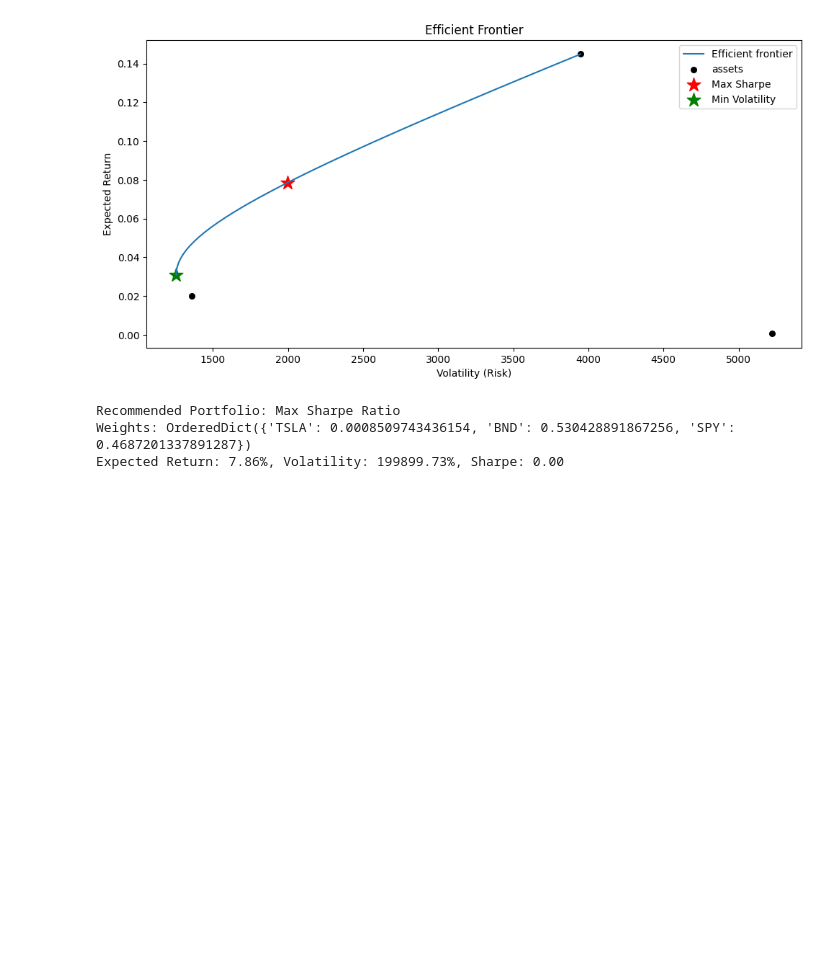
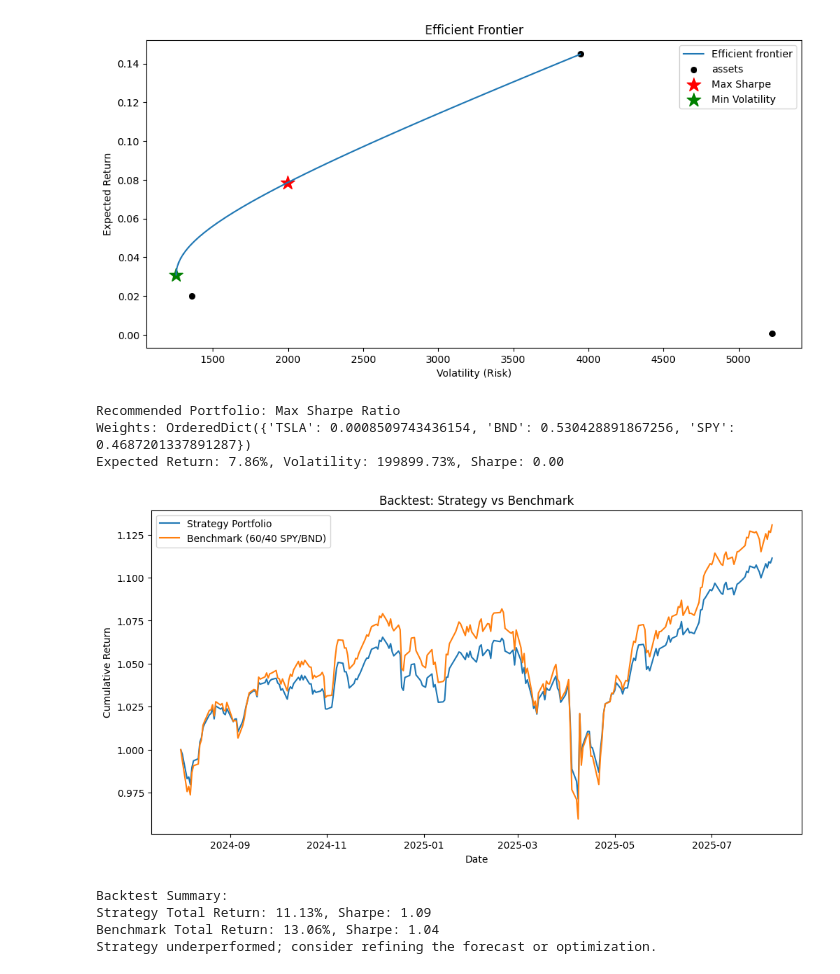
Before and after one commit to minte-atnafu/Time-Series-Forecasting-for-Portfolio-Management-Optimization, a Jupyter notebook: notebook/Preprocess_and_Explore_the_Data.ipynb, the cells around one changed output. Cells and saved outputs as stored; diff of their text form; code cells hidden in the pictures; blank space fills up the shorter version.

Commit message:
task-5

```diff
--- a/notebook/Preprocess_and_Explore_the_Data.ipynb
+++ b/notebook/Preprocess_and_Explore_the_Data.ipynb
@@ -256,3 +256,51 @@ Sharpe Ratio: 0.00
 Recommended Portfolio: Max Sharpe Ratio
 Weights: OrderedDict({'TSLA': 0.0008509743436154, 'BND': 0.530428891867256, 'SPY': 0.4687201337891287})
 Expected Return: 7.86%, Volatility: 199899.73%, Sharpe: 0.00
+# %%
+# Task 5: Strategy Backtesting
+
+# Backtesting period: Last year (Aug 1, 2024 - Jul 31, 2025)
+backtest_start = '2024-08-01'
+backtest_closes = closes.loc[backtest_start:]
+
+# Optimal weights from Task 4 (use max_sharpe)
+optimal_weights = pd.Series(weights)
+
+# Strategy portfolio returns (assume monthly rebalancing; for simplicity, hold initial weights)
+portfolio_returns = (backtest_closes.pct_change() * optimal_weights).sum(axis=1)
+cumulative_strategy = (1 + portfolio_returns).cumprod()
+
+# Benchmark: 60% SPY / 40% BND
+benchmark_weights = {'SPY': 0.6, 'BND': 0.4, 'TSLA': 0.0}
+benchmark_returns = (backtest_closes.pct_change() * pd.Series(benchmark_weights)).sum(axis=1)
+cumulative_benchmark = (1 + benchmark_returns).cumprod()
+
+# Plot cumulative returns
+plt.figure(figsize=(12, 6))
+plt.plot(cumulative_strategy, label='Strategy Portfolio')
+plt.plot(cumulative_benchmark, label='Benchmark (60/40 SPY/BND)')
+plt.title('Backtest: Strategy vs Benchmark')
+plt.xlabel('Date')
+plt.ylabel('Cumulative Return')
+plt.legend()
+plt.show()
+
+# Performance metrics
+strategy_total_return = cumulative_strategy.iloc[-1] - 1
+benchmark_total_return = cumulative_benchmark.iloc[-1] - 1
+strategy_sharpe = (portfolio_returns.mean() * 252) / (portfolio_returns.std() * np.sqrt(252))
+benchmark_sharpe = (benchmark_returns.mean() * 252) / (benchmark_returns.std() * np.sqrt(252))
+
+print("\nBacktest Summary:")
+print(f"Strategy Total Return: {strategy_total_return:.2%}, Sharpe: {strategy_sharpe:.2f}")
+print(f"Benchmark Total Return: {benchmark_total_return:.2%}, Sharpe: {benchmark_sharpe:.2f}")
+if strategy_total_return > benchmark_total_return:
+    print("Strategy outperformed the benchmark, suggesting the model-driven approach is viable.")
+else:
+    print("Strategy underperformed; consider refining the forecast or optimization.")
+# %% [output]
+[figure, added]
+Backtest Summary:
+Strategy Total Return: 11.13%, Sharpe: 1.09
+Benchmark Total Return: 13.06%, Sharpe: 1.04
+Strategy underperformed; consider refining the forecast or optimization.
```
